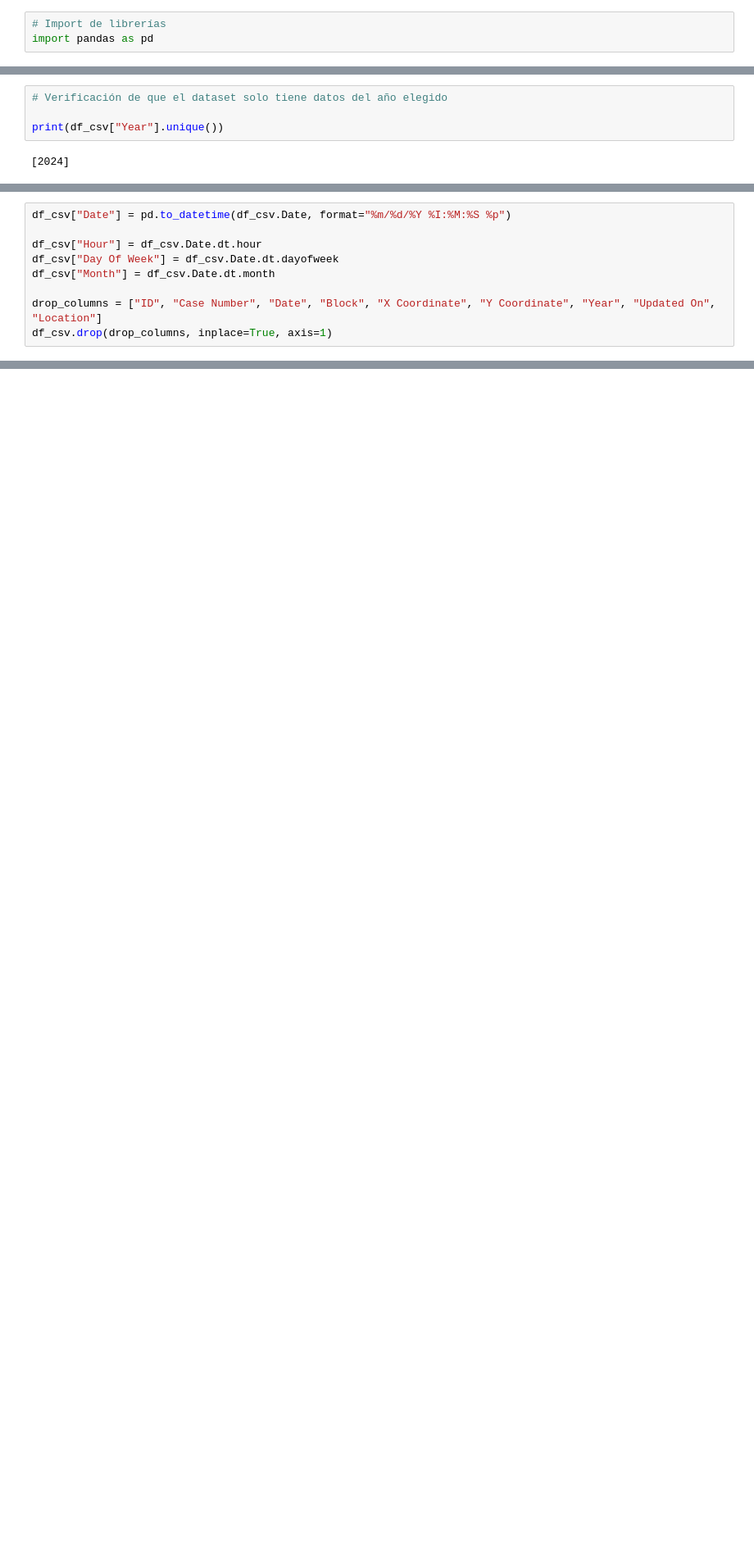
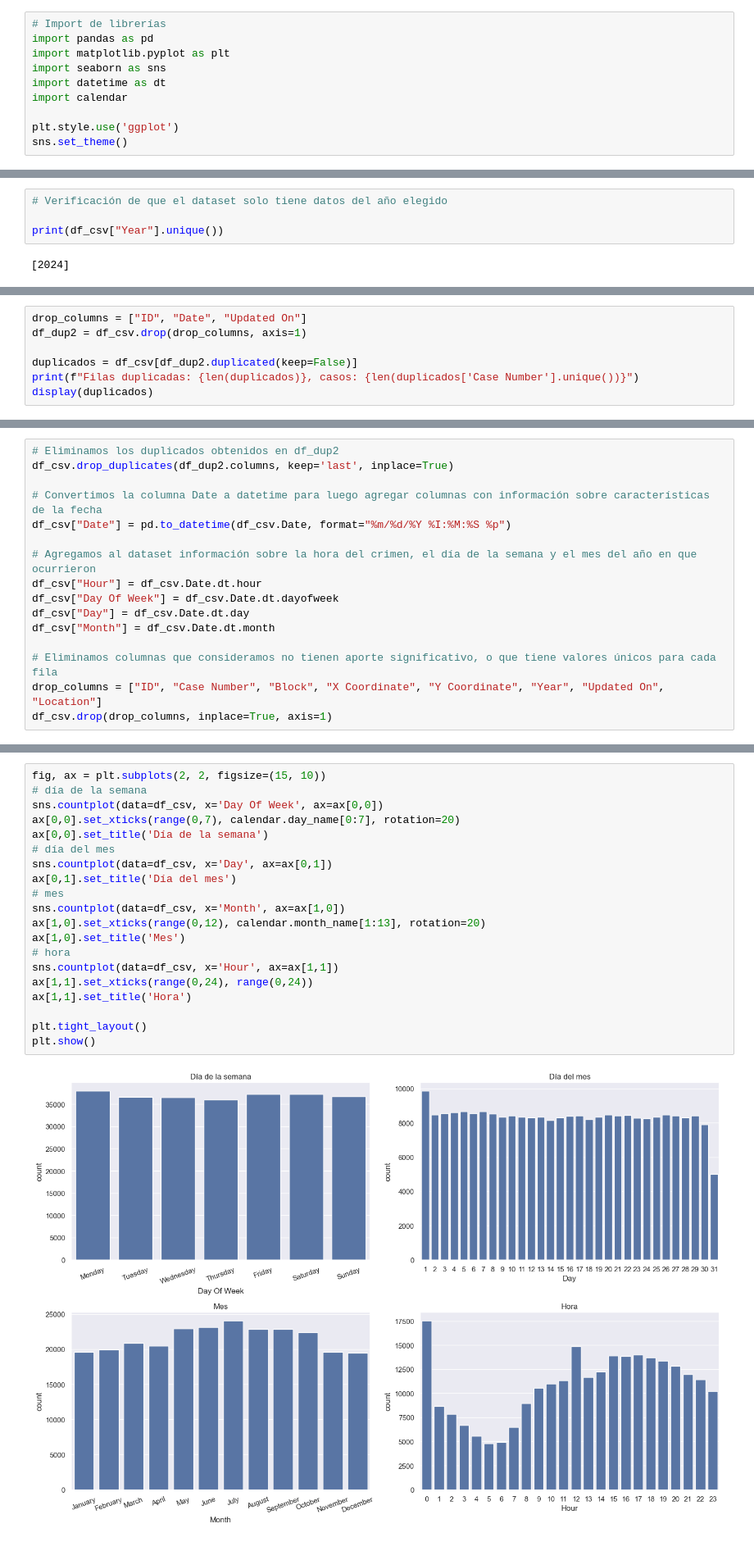
Before and after one commit to gjmv/CEIA_2025_B2_AdD_TP, a Jupyter notebook: TP.ipynb, the cells around one changed output, grey strips where cells are left out. Shown: that part at 82% size. Saved outputs shown, nothing was run; the diff lists cells and outputs as text; blank space fills up the shorter version.

```diff
--- a/TP.ipynb
+++ b/TP.ipynb
@@ -59,6 +59,13 @@ Descripción de columnas según información provista en el origen del dataset
 # %%
 # Import de librerías
 import pandas as pd
+import matplotlib.pyplot as plt
+import seaborn as sns
+import datetime as dt
+import calendar
+
+plt.style.use('ggplot')
+sns.set_theme()
 # %%
 # Carga del dataset
 df_csv = pd.read_csv("dataset/Crimes_-_2024_20250502.zip")
@@ -131,0 +175,7 @@ Las columnas "Block", "X Coordinate"/"Y Coordinate", "Latitude"/"Longitude" y "L
+# %%
+drop_columns = ["ID", "Date", "Updated On"]
+df_dup2 = df_csv.drop(drop_columns, axis=1)
+
+duplicados = df_csv[df_dup2.duplicated(keep=False)]
+print(f"Filas duplicadas: {len(duplicados)}, casos: {len(duplicados['Case Number'].unique())}")
+display(duplicados)
@@ -135,9 +241,16 @@ Tambien crearemos nuevas columnas a partir de datos existentes, que nos servirá
 # %%
+# Eliminamos los duplicados obtenidos en df_dup2
+df_csv.drop_duplicates(df_dup2.columns, keep='last', inplace=True)
+
+# Convertimos la columna Date a datetime para luego agregar columnas con información sobre características de la fecha
 df_csv["Date"] = pd.to_datetime(df_csv.Date, format="%m/%d/%Y %I:%M:%S %p")
 
+# Agregamos al dataset información sobre la hora del crimen, el día de la semana y el mes del año en que ocurrieron
 df_csv["Hour"] = df_csv.Date.dt.hour
 df_csv["Day Of Week"] = df_csv.Date.dt.dayofweek
+df_csv["Day"] = df_csv.Date.dt.day
 df_csv["Month"] = df_csv.Date.dt.month
 
-drop_columns = ["ID", "Case Number", "Date", "Block", "X Coordinate", "Y Coordinate", "Year", "Updated On", "Location"]
+# Eliminamos columnas que consideramos no tienen aporte significativo, o que tiene valores únicos para cada fila
+drop_columns = ["ID", "Case Number", "Block", "X Coordinate", "Y Coordinate", "Year", "Updated On", "Location"]
 df_csv.drop(drop_columns, inplace=True, axis=1)
@@ -143,0 +302,22 @@ df_csv.drop(drop_columns, inplace=True, axis=1)
+# %%
+fig, ax = plt.subplots(2, 2, figsize=(15, 10))
+# día de la semana
+sns.countplot(data=df_csv, x='Day Of Week', ax=ax[0,0])
+ax[0,0].set_xticks(range(0,7), calendar.day_name[0:7], rotation=20)
+ax[0,0].set_title('Día de la semana')
+# día del mes
+sns.countplot(data=df_csv, x='Day', ax=ax[0,1])
+ax[0,1].set_title('Día del mes')
+# mes
+sns.countplot(data=df_csv, x='Month', ax=ax[1,0])
+ax[1,0].set_xticks(range(0,12), calendar.month_name[1:13], rotation=20)
+ax[1,0].set_title('Mes')
+# hora
+sns.countplot(data=df_csv, x='Hour', ax=ax[1,1])
+ax[1,1].set_xticks(range(0,24), range(0,24))
+ax[1,1].set_title('Hora')
+
+plt.tight_layout()
+plt.show()
+# %% [output]
+[figure, added]
```
Also changed, not shown: parts of 25 cells of this notebook.
